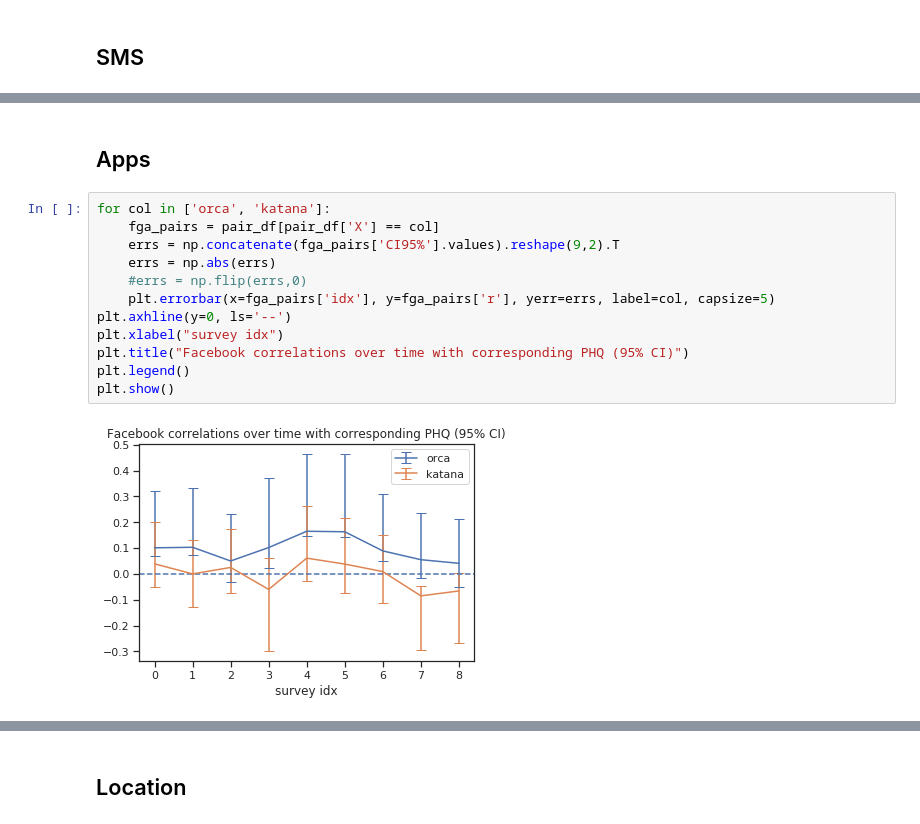
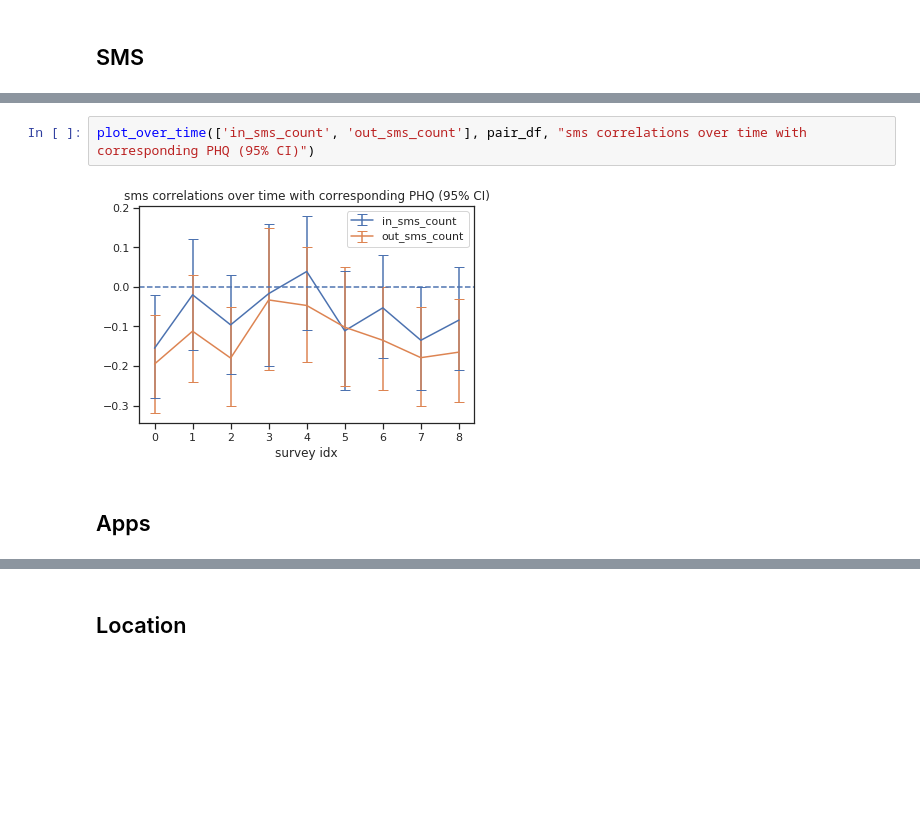
Before and after one commit to tliu526/lifesense, a Jupyter notebook: lifesense_over_time.ipynb, the cells around one changed output, grey strips where cells are left out. Saved outputs shown, nothing was run; the diff lists cells and outputs as text; blank space fills up the shorter version.

Commit message:
update error bars

```diff
--- a/lifesense_over_time.ipynb
+++ b/lifesense_over_time.ipynb
@@ -694,16 +696,6 @@ plot_over_time(['in_sms_count', 'out_sms_count'], pair0_df, "sms correlations ov
+# %%
+plot_over_time(['in_sms_count', 'out_sms_count'], pair_df, "sms correlations over time with corresponding PHQ (95% CI)")
+# %% [output]
+[figure, added]
 # %% [markdown]
 ## Apps
-# %%
-for col in ['orca', 'katana']:
-    fga_pairs = pair_df[pair_df['X'] == col]
-    errs = np.concatenate(fga_pairs['CI95%'].values).reshape(9,2).T
-    errs = np.abs(errs)
-    #errs = np.flip(errs,0)
-    plt.errorbar(x=fga_pairs['idx'], y=fga_pairs['r'], yerr=errs, label=col, capsize=5)
-plt.axhline(y=0, ls='--')
-plt.xlabel("survey idx")
-plt.title("Facebook correlations over time with corresponding PHQ (95% CI)")
-plt.legend()
-plt.show()
-# %% [output]
-[figure, removed]
```
Also changed, not shown: parts of 21 cells of this notebook.
